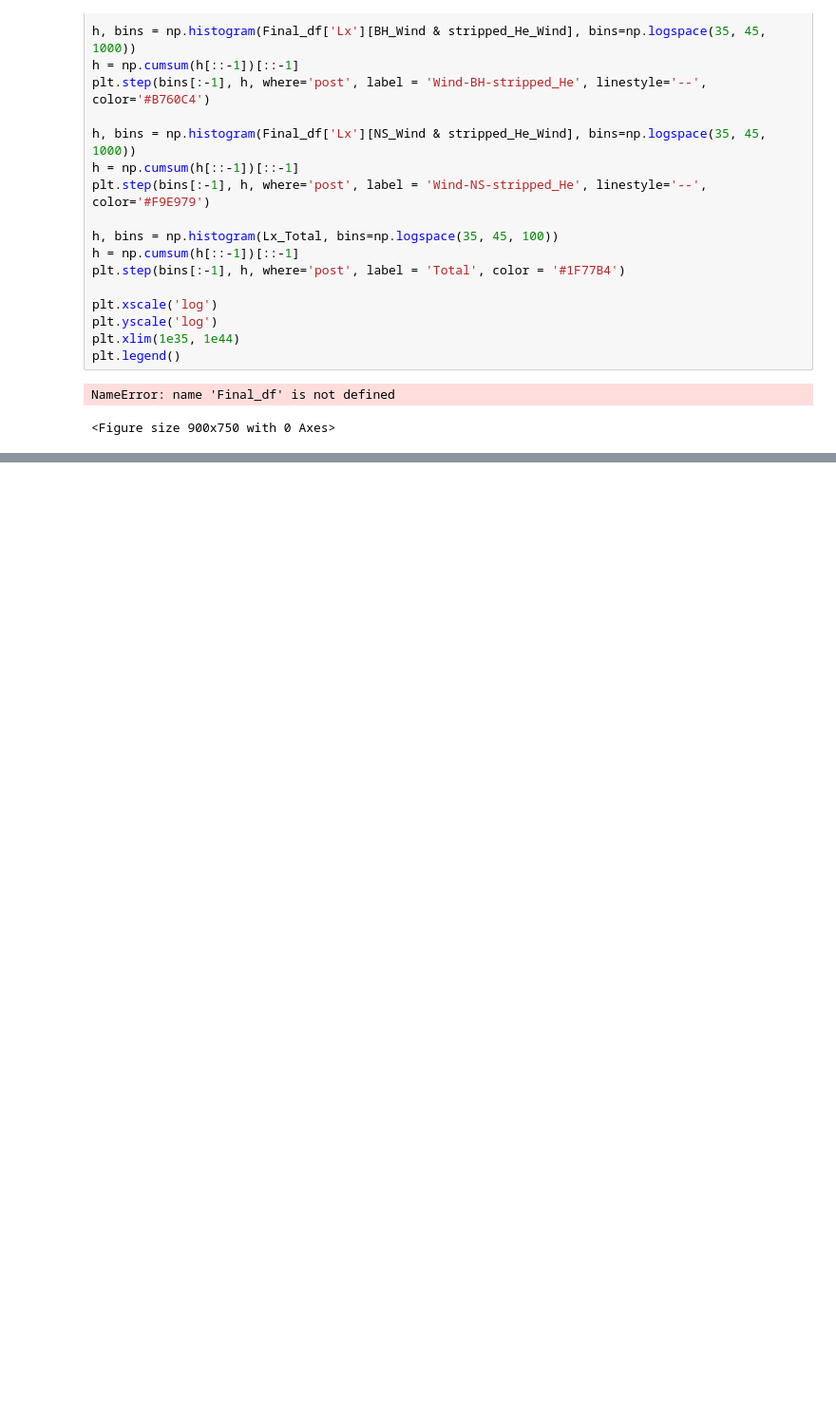
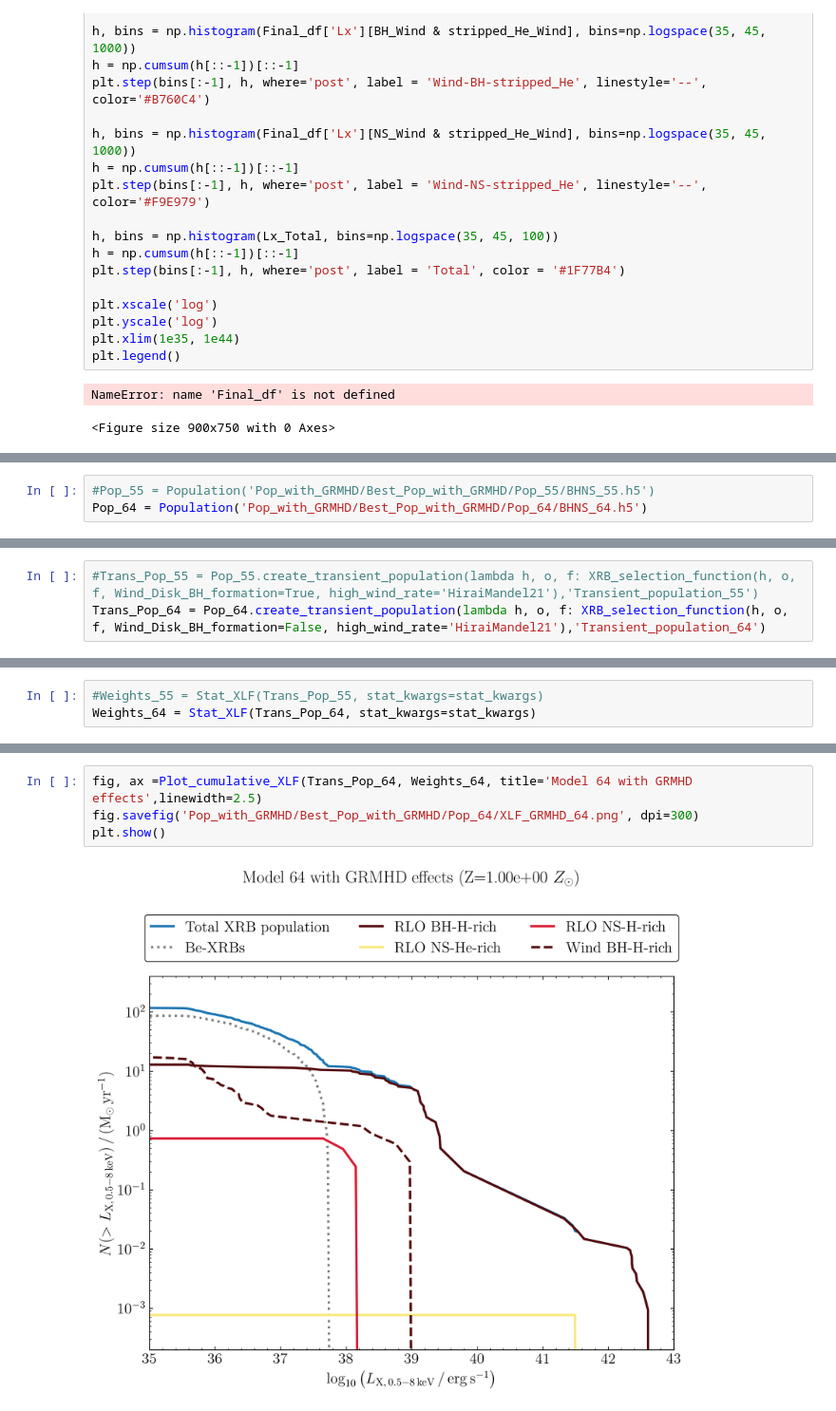
Before and after one commit to AArn80/Master_thesis, a Jupyter notebook: XLF_functions.ipynb, the cells around one changed output, grey strips where cells are left out. Shown at 95% size. Drawn from its saved outputs; the diff is of its cells as text; blank space fills up the shorter version.

```diff
--- a/XLF_functions.ipynb
+++ b/XLF_functions.ipynb
@@ -2381,0 +2459,3 @@ NameError: name 'Final_df' is not defined
+# %%
+#Pop_55 = Population('Pop_with_GRMHD/Best_Pop_with_GRMHD/Pop_55/BHNS_55.h5')
+Pop_64 = Population('Pop_with_GRMHD/Best_Pop_with_GRMHD/Pop_64/BHNS_64.h5')
@@ -2381,0 +2468,3 @@ NameError: name 'Final_df' is not defined
+# %%
+#Trans_Pop_55 = Pop_55.create_transient_population(lambda h, o, f: XRB_selection_function(h, o, f, Wind_Disk_BH_formation=True, high_wind_rate='HiraiMandel21'),'Transient_population_55')
+Trans_Pop_64 = Pop_64.create_transient_population(lambda h, o, f: XRB_selection_function(h, o, f, Wind_Disk_BH_formation=False, high_wind_rate='HiraiMandel21'),'Transient_population_64')
@@ -2381,0 +2484,3 @@ NameError: name 'Final_df' is not defined
+# %%
+#Weights_55 = Stat_XLF(Trans_Pop_55, stat_kwargs=stat_kwargs)
+Weights_64 = Stat_XLF(Trans_Pop_64, stat_kwargs=stat_kwargs)
@@ -2381,0 +2491,6 @@ NameError: name 'Final_df' is not defined
+# %%
+fig, ax =Plot_cumulative_XLF(Trans_Pop_64, Weights_64, title='Model 64 with GRMHD effects',linewidth=2.5)
+fig.savefig('Pop_with_GRMHD/Best_Pop_with_GRMHD/Pop_64/XLF_GRMHD_64.png', dpi=300)
+plt.show()
+# %% [output]
+[figure, added]
```
Also changed, not shown: parts of 23 cells of this notebook.
